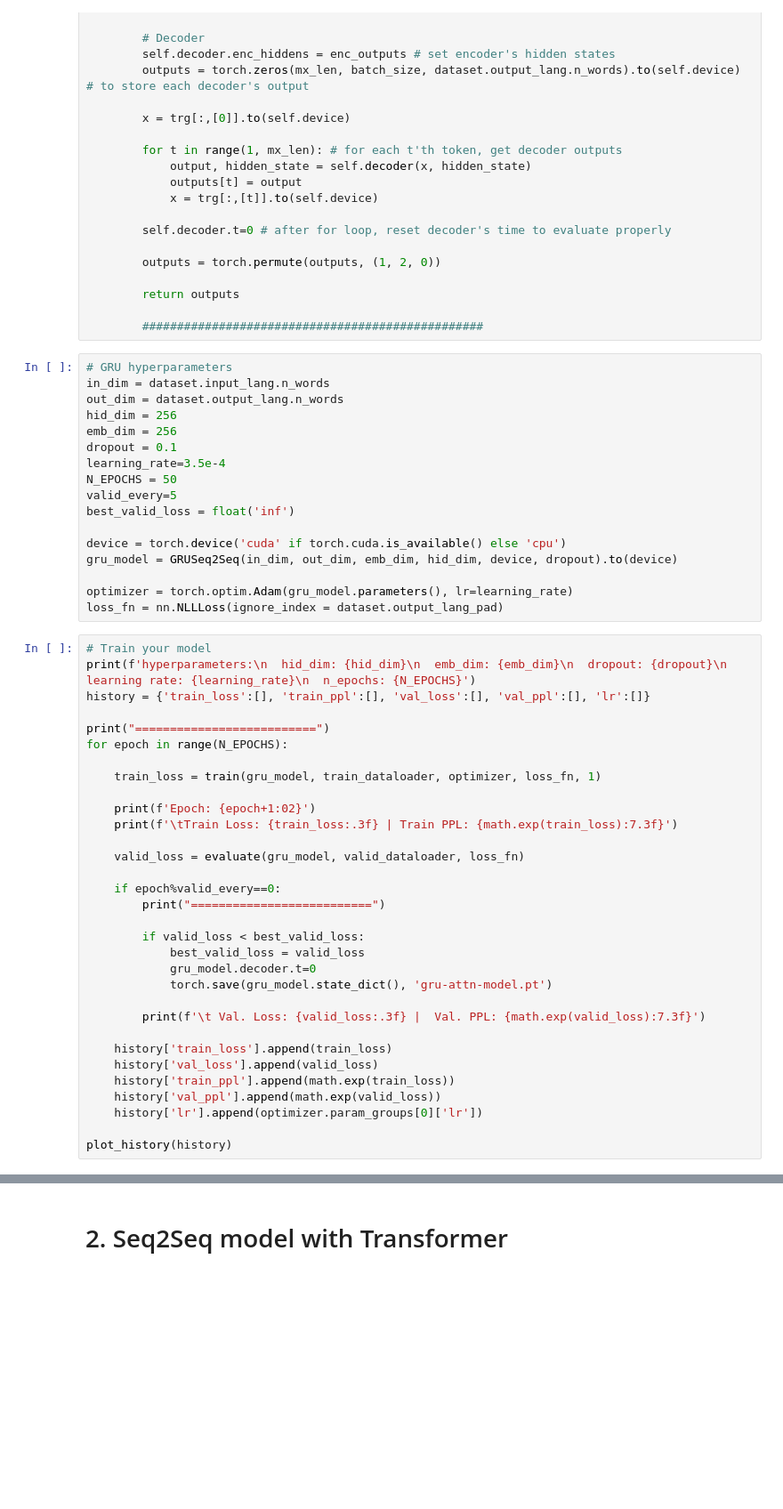
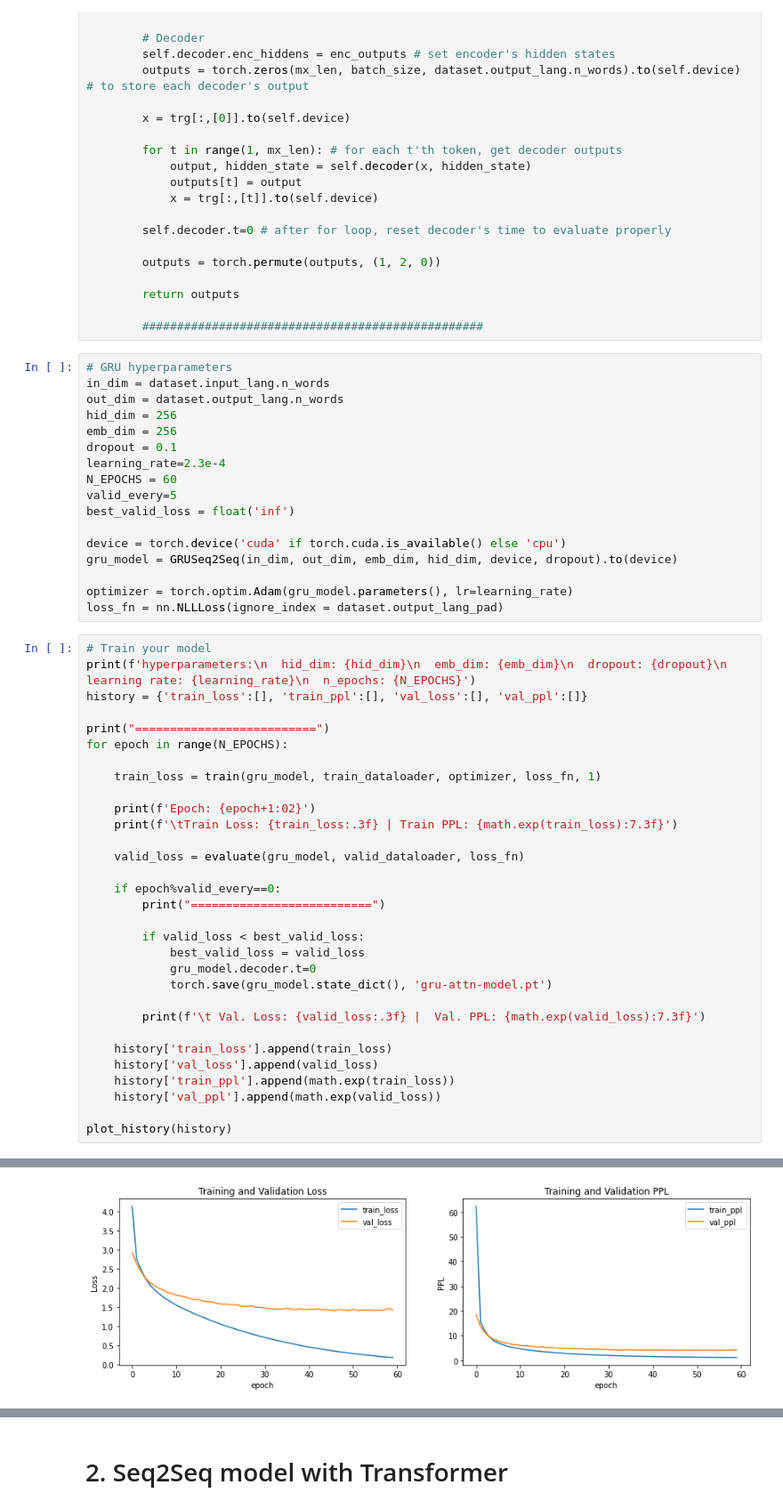
Before and after one commit to yeonsumia/MLDL1, a Jupyter notebook: HW4/hw4_translation.ipynb, the cells around one changed output, grey strips where cells are left out. Shown at 89% size. Saved outputs shown, nothing was run; the diff lists cells and outputs as text; blank space fills up the shorter version.

```diff
--- a/HW4/hw4_translation.ipynb
+++ b/HW4/hw4_translation.ipynb
@@ -578,8 +578,8 @@ out_dim = dataset.output_lang.n_words
 hid_dim = 256
 emb_dim = 256
 dropout = 0.1
-learning_rate=3.5e-4
-N_EPOCHS = 50
+learning_rate=2.3e-4
+N_EPOCHS = 60
 valid_every=5
 best_valid_loss = float('inf')
 
@@ -591,7 +591,7 @@ loss_fn = nn.NLLLoss(ignore_index = dataset.output_lang_pad)
 # %%
 # Train your model
 print(f'hyperparameters:\n  hid_dim: {hid_dim}\n  emb_dim: {emb_dim}\n  dropout: {dropout}\n  learning rate: {learning_rate}\n  n_epochs: {N_EPOCHS}')
-history = {'train_loss':[], 'train_ppl':[], 'val_loss':[], 'val_ppl':[], 'lr':[]}
+history = {'train_loss':[], 'train_ppl':[], 'val_loss':[], 'val_ppl':[]}
 
 print("==========================")
 for epoch in range(N_EPOCHS):
@@ -617,7 +617,6 @@ for epoch in range(N_EPOCHS):
     history['val_loss'].append(valid_loss)
     history['train_ppl'].append(math.exp(train_loss))
     history['val_ppl'].append(math.exp(valid_loss))
-    history['lr'].append(optimizer.param_groups[0]['lr'])
 
 plot_history(history)
 # %% [output]
@@ -640,0 +640 @@ Epoch: 11
+[figure, added]
```
Also changed, not shown: parts of 11 cells of this notebook, 2 other files.
